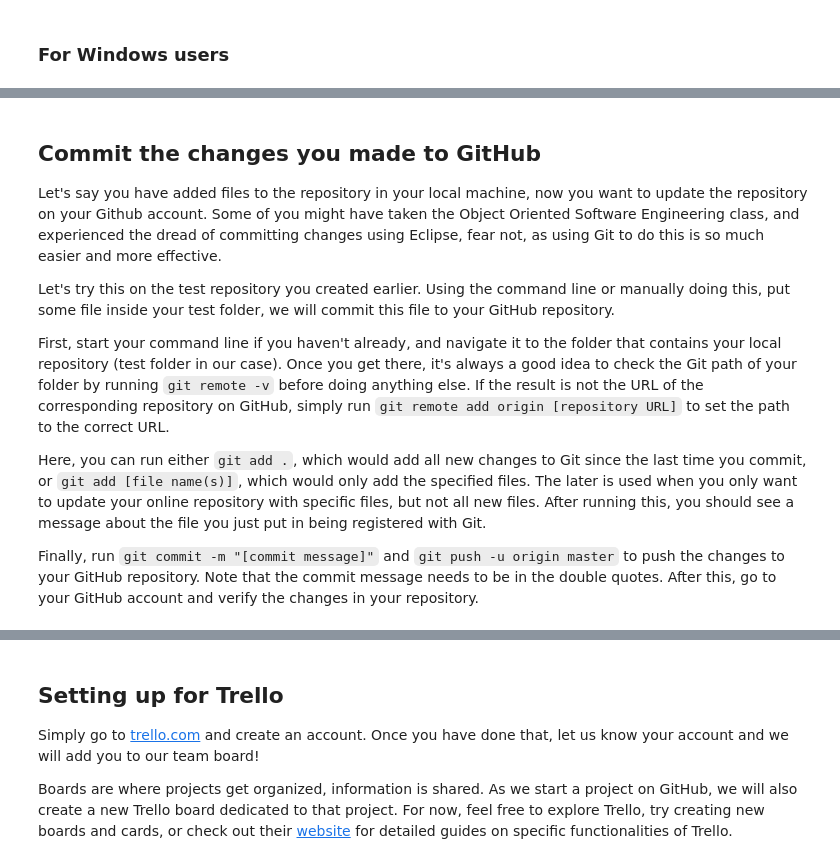
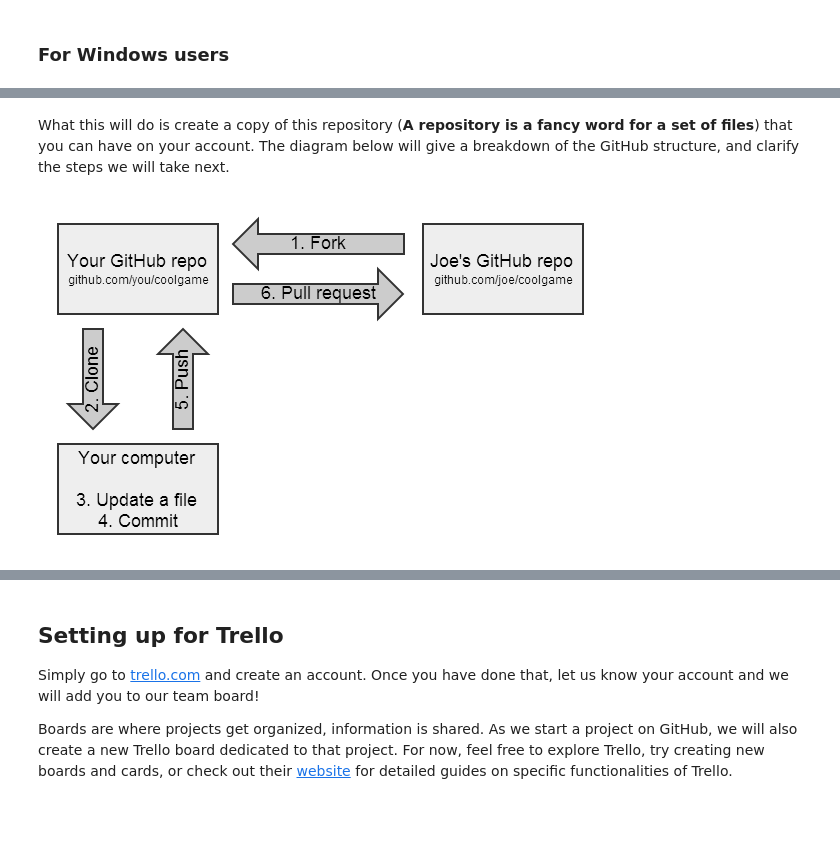
Before and after one commit to DPUDS/DPUDS_Meetings, a Jupyter notebook: Fall_2017/GitHub_Trello_Setup/GitHub_Trello_Setup.ipynb, the cells around one changed output, grey strips where cells are left out. Cells and saved outputs as stored; diff of their text form; code cells hidden in the pictures; blank space fills up the shorter version.

Commit message:
Final updates to GitHub Setup

```diff
--- a/Fall_2017/GitHub_Trello_Setup/GitHub_Trello_Setup.ipynb
+++ b/Fall_2017/GitHub_Trello_Setup/GitHub_Trello_Setup.ipynb
@@ -98,12 +78,6 @@ The URL you need is the one you copied earlier, so just type in `git clone` and
-# %% [markdown]
-## Commit the changes you made to GitHub
-
-Let's say you have added files to the repository in your local machine, now you want to update the repository on your Github account. Some of you might have taken the Object Oriented Software Engineering class, and experienced the dread of committing changes using Eclipse, fear not, as using Git to do this is so much easier and more effective.
-
-Let's try this on the test repository you created earlier. Using the command line or manually doing this, put some file inside your test folder, we will commit this file to your GitHub repository.
-
-First, start your command line if you haven't already, and navigate it to the folder that contains your local repository (test folder in our case). Once you get there, it's always a good idea to check the Git path of your folder by running `git remote -v` before doing anything else. If the result is not the URL of the corresponding repository on GitHub, simply run `git remote add origin [repository URL]` to set the path to the correct URL.
-
-Here, you can run either `git add .`, which would add all new changes to Git since the last time you commit, or `git add [file name(s)]`, which would only add the specified files. The later is used when you only want to update your online repository with specific files, but not all new files. After running this, you should see a message about the file you just put in being registered with Git.
-
-Finally, run `git commit -m "[commit message]"` and `git push -u origin master` to push the changes to your GitHub repository. Note that the commit message needs to be in the double quotes. After this, go to your GitHub account and verify the changes in your repository.
+# %% [markdown]
+What this will do is create a copy of this repository (**A repository is a fancy word for a set of files**) that you can have on your account. The diagram below will give a breakdown of the GitHub structure, and clarify the steps we will take next.
+# %%
+Image(filename=('/Users/Sam/Documents/Python/Pictures/Git_setup/Git1.png'))
+# %% [output]
+[figure, added]
```
Also changed, not shown: parts of 36 cells of this notebook.
